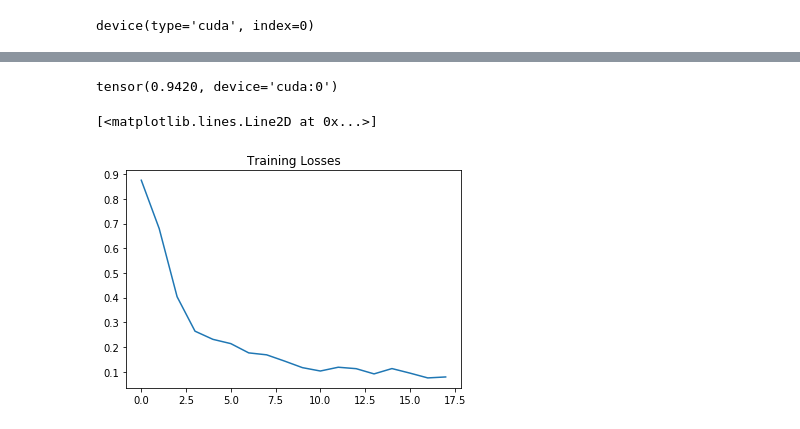
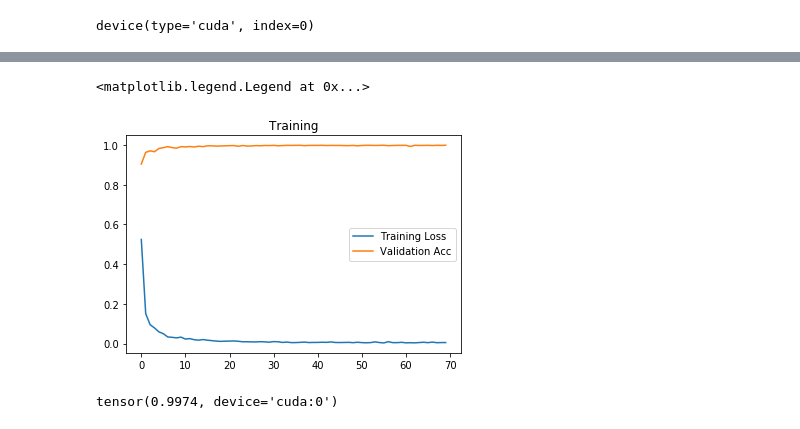
Before and after one commit to MinhNguyen99AI/DeepLearning523---Synthetic-Image-Detector-Assestment, a Jupyter notebook: spec.ipynb, the cells around one changed output, grey strips where cells are left out. Cells and saved outputs as stored; diff of their text form; code cells hidden in the pictures.

Commit message:
spec, M-Gb, PatchForensics_nzotalis

```diff
--- a/spec.ipynb
+++ b/spec.ipynb
@@ -55,0 +79,5 @@ class_names = train_dataset.classes
+# %%
+train_loader = torch.load("./spec/train_loader.pt")
+valid_loader = torch.load("./spec/valid_loader.pt")
+test_loader = torch.load("./spec/test_loader.pt")
+len(train_loader), len(valid_loader), len(test_loader)
@@ -91,8 +118,9 @@ criterion = nn.CrossEntropyLoss()
 # %%
-num_epochs = 2
+num_epochs = 5
 since = time.time()
-print_every_n_batches = 200
+print_every_n_batches = 3000
 losses = []
+val_accs = []
 for epoch in range(num_epochs):
     running_loss = 0.0
     #running_corrects = 0
@@ -116,8 +144,20 @@ for epoch in range(num_epochs):
         #running_corrects += torch.sum(preds == labels.data)
 
         if i % print_every_n_batches == print_every_n_batches - 1:
-            print('[%d, %5d] loss: %.3f' %
-                  (epoch + 1, i + 1, running_loss / print_every_n_batches), end = " ")
+            #Calculate validation loss
+            n = 0
+            acc = torch.tensor(0).to(device)
+            for data in valid_loader:
+                inputs, labels = data
+                inputs, labels = inputs.to(device), labels.to(device)
+                y_pred = torch.argmax(model(inputs), 1)
+                acc = torch.add(acc, torch.sum(y_pred == labels))
+                n += len(labels)
+
+            val_acc = acc / float(n)
+            print('[%d, %5d] training loss: %.3f val acc: %.3f' %
+                  (epoch + 1, i + 1, running_loss / print_every_n_batches, val_acc), end = " ")
+            val_accs.append(val_acc)
             losses.append(running_loss / print_every_n_batches)
             running_loss = 0.0
 
@@ -125,6 +165,8 @@ for epoch in range(num_epochs):
             time_elapsed = time.time() - since
             print(f'Time elapsed: {time_elapsed // 60:.0f}m {time_elapsed % 60:.0f}s')
 
+    torch.save(model, "./spec/model" + str(epoch) + ".pt")
+
 time_elapsed = time.time() - since
 print(f'Training complete in {time_elapsed // 60:.0f}m {time_elapsed % 60:.0f}s')
 # %% [output]
@@ -147,0 +208,8 @@ Training complete in 2m 20s
+# %%
+plt.title("Training")
+plt.plot(losses, label="Training Loss")
+plt.plot(val_accs, label="Validation Acc")
+plt.legend()
+# %% [output]
+<matplotlib.legend.Legend at 0x...>
+[figure, added]
@@ -148,7 +218,7 @@ Training complete in 2m 20s
 # %%
 n = 0
 acc = torch.tensor(0).to(device)
-for data in valid_loader:
+for data in test_loader:
     inputs, labels = data
     inputs, labels = inputs.to(device), labels.to(device)
     y_pred = torch.argmax(model.forward(inputs), 1)
@@ -157,10 +227,4 @@ for data in valid_loader:
 
 acc / float(n)
 # %% [output]
-tensor(0.9420, device='cuda:0')
+tensor(0.9974, device='cuda:0')
-# %%
-plt.title("Training Losses")
-plt.plot(losses)
-# %% [output]
-[<matplotlib.lines.Line2D at 0x...>]
-[figure, removed]
```
Also changed, not shown: parts of 12 cells of this notebook, 8 other files.
